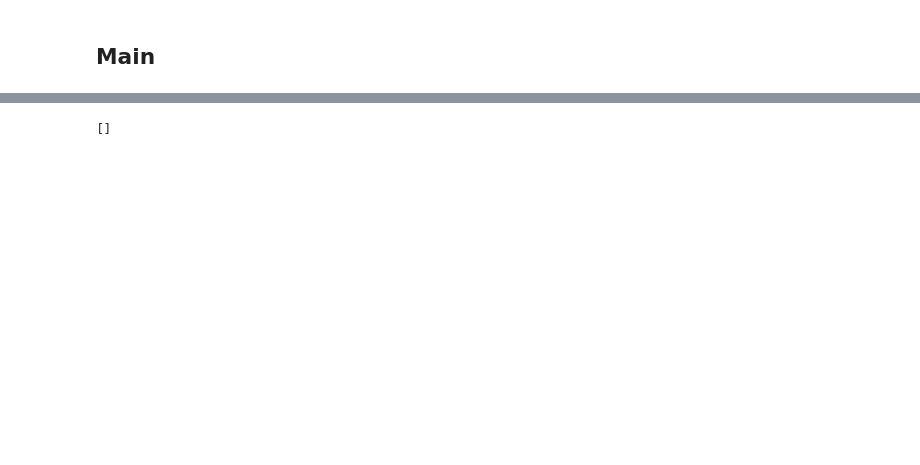
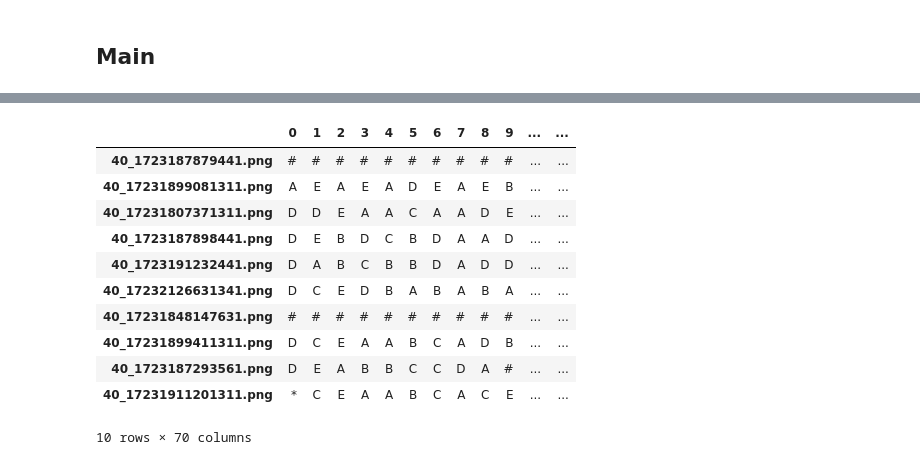
Before and after one commit to xrhd/opticalAnswerSheet, a Jupyter notebook: answersheet_pipeline.ipynb, the cells around one changed output, grey strips where cells are left out. Saved outputs shown, nothing was run; the diff lists cells and outputs as text; code cells hidden in the pictures; blank space fills up the shorter version.

```diff
--- a/answersheet_pipeline.ipynb
+++ b/answersheet_pipeline.ipynb
@@ -260,10 +301,2 @@ def optins2answer_list(marked_options):
 # %% [markdown]
 ## Main
-# %%
-path_tmp = './templates/png/PT_AVALIA_40_32_AE.png'
-part2 = 40
-template = cv2.imread(path_tmp)
-
-warped_tmp = four_point_transform(template, getTips(template, imshow=True))
-h,w,c = warped_tmp.shape
-option_locations = option_location(warped_tmp[int(0.34*h):int(0.98*h)][:])
@@ -295,10 +316,15 @@ _40_sample = [i for i in _40][25:35]
 # %%
-results = []
-for i,img in progressbar(enumerate(_40_sample)):
-    print(img)
-    image = cv2.imread("{}/{}".format(path, img))
-    warped_img = four_point_transform(image, getTips(image, imshow=True))
-    warped_img = cv2.resize(warped_img, warped_tmp.shape[0:2][::-1])
-    marked_options = marked_option(warped_img[int(0.34*h):][:], option_locations, imshow=True)
-    resurlts += [ optins2answer_list(marked_options) ]
+if not(mult_process):
+
+    results = dict()
+    for i,img in progressbar(enumerate(imgs)):
+
+        image = cv2.imread("{}/{}".format(path, img))
+        if imshow: show(image)
+
+        warped_img = four_point_transform(image, getTips(image, imshow=imshow))
+        warped_img = cv2.resize(warped_img, warped_tmp.shape[0:2][::-1])
+        marked_options = marked_option(warped_img[int(0.34*h):][:], option_locations, imshow=imshow)
+
+        results[img] = optins2answer_list(marked_options)
 # %% [output]
@@ -308,4 +332,18 @@ UnboundLocalError: local variable 'local_x' referenced before assignment
-# %%
-results
-# %% [output]
-[]
+# %%
+df = pd.DataFrame.from_dict(results).T
+df.to_csv("primeiros_resultados.csv")
+# %%
+df
+# %% [output]
+|  | 0 | 1 | 2 | 3 | 4 | 5 | 6 | 7 | 8 | 9 | ... | ... |
+| 40_1723187879441.png | # | # | # | # | # | # | # | # | # | # | ... | ... |
+| 40_17231899081311.png | A | E | A | E | A | D | E | A | E | B | ... | ... |
+| 40_17231807371311.png | D | D | E | A | A | C | A | A | D | E | ... | ... |
+| 40_1723187898441.png | D | E | B | D | C | B | D | A | A | D | ... | ... |
+| 40_1723191232441.png | D | A | B | C | B | B | D | A | D | D | ... | ... |
+| 40_17232126631341.png | D | C | E | D | B | A | B | A | B | A | ... | ... |
+| 40_17231848147631.png | # | # | # | # | # | # | # | # | # | # | ... | ... |
+| 40_17231899411311.png | D | C | E | A | A | B | C | A | D | B | ... | ... |
+| 40_1723187293561.png | D | E | A | B | B | C | C | D | A | # | ... | ... |
+| 40_17231911201311.png | * | C | E | A | A | B | C | A | C | E | ... | ... |
+10 rows × 70 columns
```
Also changed, not shown: parts of 13 cells of this notebook, 2 other files.
